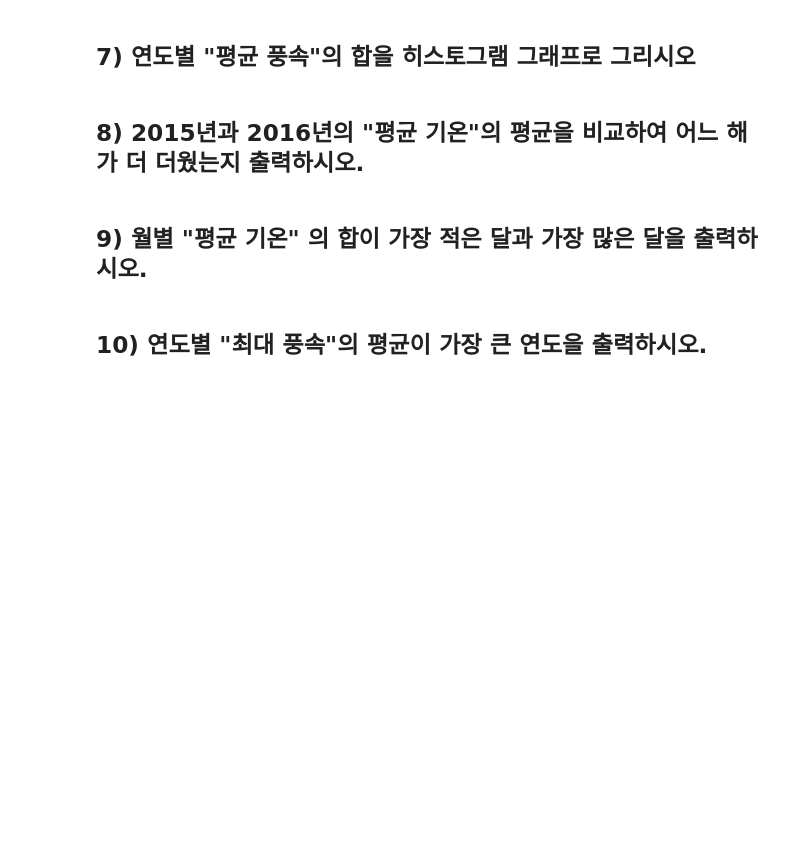
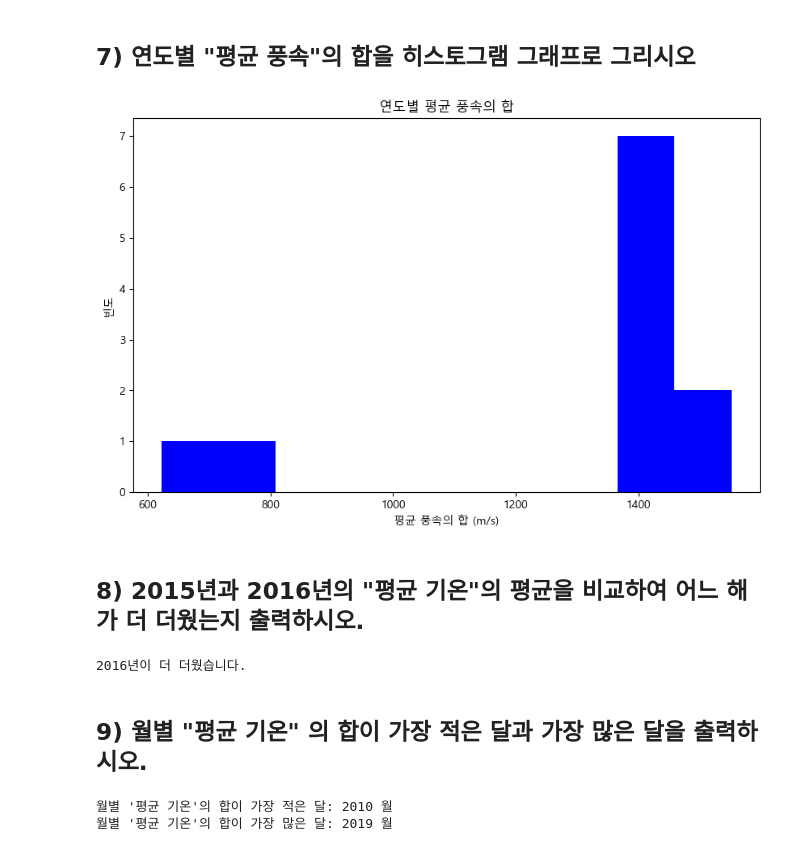
Before and after one commit to HyunGeunK/python_basic_2, a Jupyter notebook: time_series_class_5_8.ipynb, the cells around one changed output. Saved outputs shown, nothing was run; the diff lists cells and outputs as text; code cells hidden in the pictures; blank space fills up the shorter version.

```diff
--- a/time_series_class_5_8.ipynb
+++ b/time_series_class_5_8.ipynb
@@ -264,8 +364,63 @@ Text(0, 0.5, '빈도수')
 # %% [markdown]
 ## 7) 연도별 "평균 풍속"의 합을 히스토그램 그래프로 그리시오
+# %%
+import numpy as np
+import pandas as pd
+import matplotlib.pyplot as plt
+import seaborn as sns
+
+df = pd.read_csv('weather.csv')
+df['연도'] = pd.DatetimeIndex(df['일시']).year
+
+mean_sum = df.groupby('연도')['평균 풍속'].sum()
+
+plt.figure(figsize=(10, 6))
+plt.hist(mean_sum, bins=10, color='blue', )
+plt.title('연도별 평균 풍속의 합')
+plt.xlabel('평균 풍속의 합 (m/s)')
+plt.ylabel('빈도')
+plt.show()
+# %% [output]
+[figure, added]
 # %% [markdown]
 ## 8) 2015년과 2016년의 "평균 기온"의 평균을 비교하여 어느 해가 더 더웠는지 출력하시오.
+# %%
+import pandas as pd
+
+df = pd.read_csv('weather.csv')
+
+df['연도'] = pd.DatetimeIndex(df['일시']).year
+
+df_2015 = df[df['연도'] == 2015]
+df_2016 = df[df['연도'] == 2016]
+
+avg_2015 = df_2015['평균 기온'].mean()
+avg_2016 = df_2016['평균 기온'].mean()
+
+if avg_2015 > avg_2016:
+    print("2015년이 더 더웠습니다.")
+elif avg_2015 < avg_2016:
+    print("2016년이 더 더웠습니다.")
+else:
+    print("2015년과 2016년의 평균 기온이 동일합니다.")
+# %% [output]
+2016년이 더 더웠습니다.
 # %% [markdown]
 ## 9) 월별 "평균 기온" 의 합이 가장 적은 달과 가장 많은 달을 출력하시오.
-# %% [markdown]
-## 10) 연도별 "최대 풍속"의 평균이 가장 큰 연도을 출력하시오.
+# %%
+import pandas as pd
+
+df = pd.read_csv('weather.csv')
+
+df['월'] = pd.DatetimeIndex(df['일시']).year
+
+mean_sum = df.groupby('월')['평균 기온'].sum()
+
+min_month = mean_sum.idxmin()
+max_month = mean_sum.idxmax()
+
+print("월별 '평균 기온'의 합이 가장 적은 달:", min_month, "월")
+print("월별 '평균 기온'의 합이 가장 많은 달:", max_month, "월")
+# %% [output]
+월별 '평균 기온'의 합이 가장 적은 달: 2010 월
+월별 '평균 기온'의 합이 가장 많은 달: 2019 월
```
Also changed, not shown: parts of 9 cells of this notebook, 3 other files.
